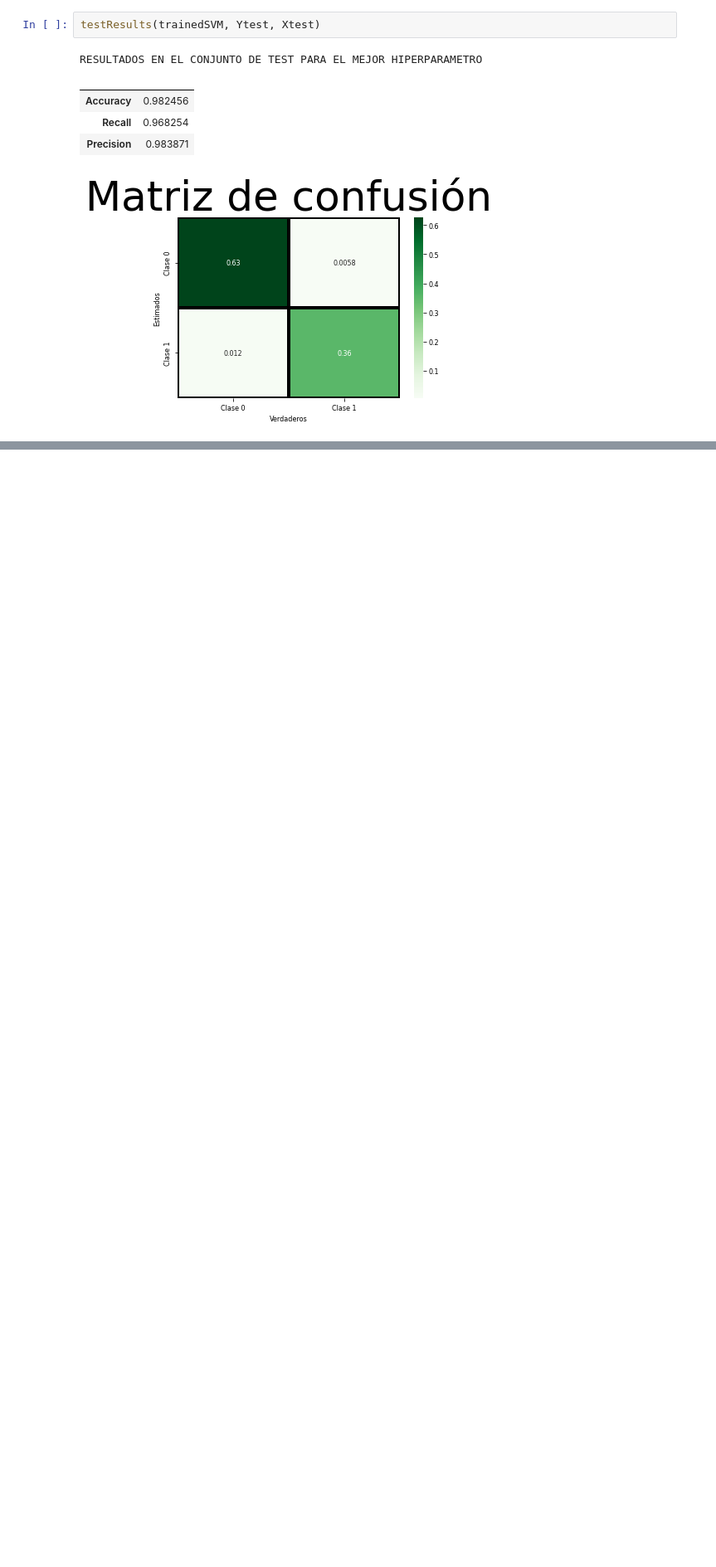
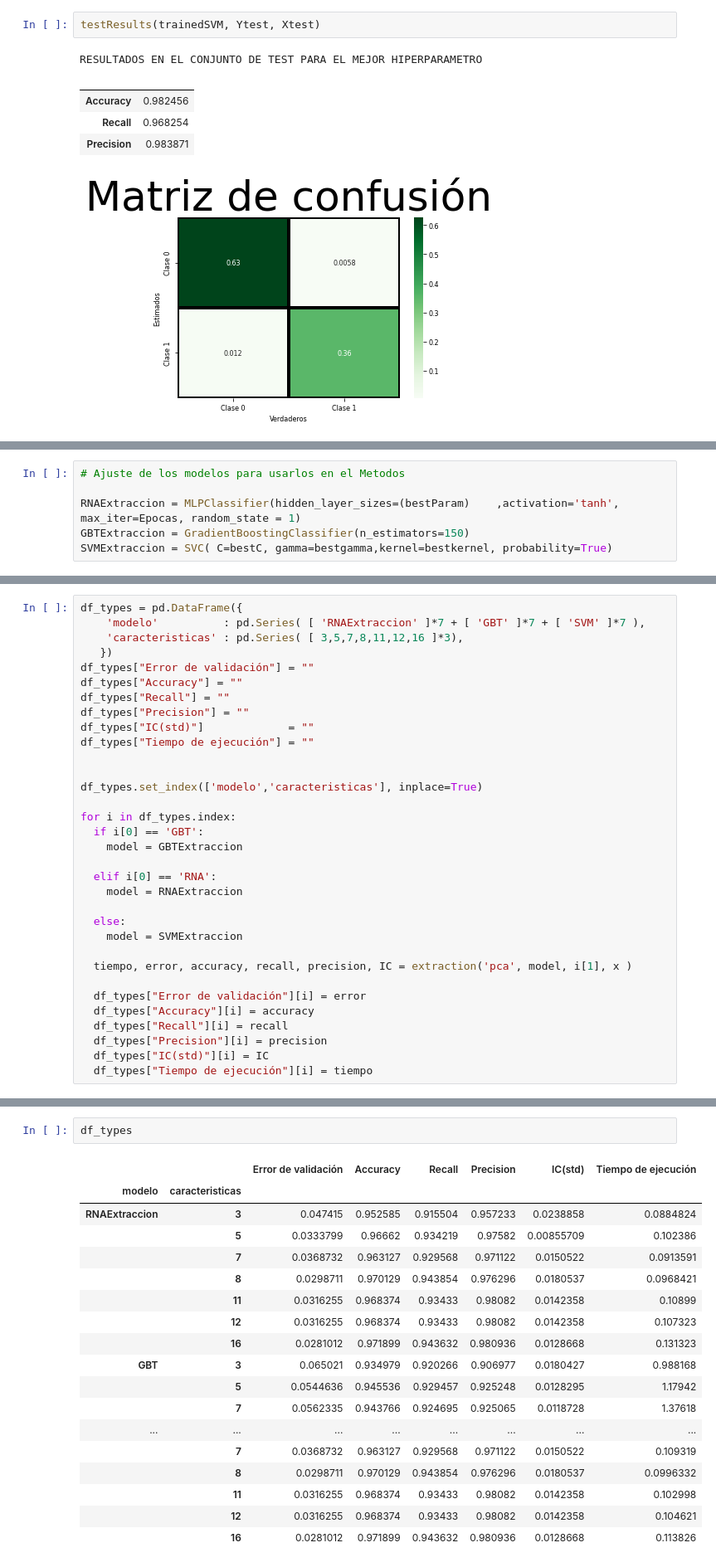
Before and after one commit to FelipeTriana/BreastCancerWisconsin, a Jupyter notebook: BreastCancerWisconsin.ipynb, the cells around one changed output, grey strips where cells are left out. Shown at 83% size. Cells and saved outputs as stored; diff of their text form; blank space fills up the shorter version.

```diff
--- a/BreastCancerWisconsin.ipynb
+++ b/BreastCancerWisconsin.ipynb
@@ -790,0 +952,6 @@ RESULTADOS EN EL CONJUNTO DE TEST PARA EL MEJOR HIPERPARAMETRO
+# %%
+# Ajuste de los modelos para usarlos en el Metodos
+
+RNAExtraccion = MLPClassifier(hidden_layer_sizes=(bestParam)	,activation='tanh', max_iter=Epocas, random_state = 1)
+GBTExtraccion = GradientBoostingClassifier(n_estimators=150)
+SVMExtraccion = SVC( C=bestC, gamma=bestgamma,kernel=bestkernel, probability=True)
@@ -790,0 +1044,33 @@ RESULTADOS EN EL CONJUNTO DE TEST PARA EL MEJOR HIPERPARAMETRO
+# %%
+df_types = pd.DataFrame({
+    'modelo'          : pd.Series( [ 'RNAExtraccion' ]*7 + [ 'GBT' ]*7 + [ 'SVM' ]*7 ),
+    'caracteristicas' : pd.Series( [ 3,5,7,8,11,12,16 ]*3),
+   })
+df_types["Error de validación"] = ""
+df_types["Accuracy"] = ""
+df_types["Recall"] = ""
+df_types["Precision"] = ""
+df_types["IC(std)"]             = ""
+df_types["Tiempo de ejecución"] = ""
+
+
+df_types.set_index(['modelo','caracteristicas'], inplace=True)
+
+for i in df_types.index:
+  if i[0] == 'GBT':
+    model = GBTExtraccion
+
+  elif i[0] == 'RNA':
+    model = RNAExtraccion
+
+  else:
+    model = SVMExtraccion
+
+  tiempo, error, accuracy, recall, precision, IC = extraction('pca', model, i[1], x )
+
+  df_types["Error de validación"][i] = error
+  df_types["Accuracy"][i] = accuracy
+  df_types["Recall"][i] = recall
+  df_types["Precision"][i] = precision
+  df_types["IC(std)"][i] = IC
+  df_types["Tiempo de ejecución"][i] = tiempo
@@ -790,0 +1095,21 @@ RESULTADOS EN EL CONJUNTO DE TEST PARA EL MEJOR HIPERPARAMETRO
+# %%
+df_types
+# %% [output]
+|  |  | Error de validación | Accuracy | Recall | Precision | IC(std) | Tiempo de ejecución |
+| modelo | caracteristicas |  |  |  |  |  |  |
+| RNAExtraccion | 3 | 0.047415 | 0.952585 | 0.915504 | 0.957233 | 0.0238858 | 0.0884824 |
+|  | 5 | 0.0333799 | 0.96662 | 0.934219 | 0.97582 | 0.00855709 | 0.102386 |
+|  | 7 | 0.0368732 | 0.963127 | 0.929568 | 0.971122 | 0.0150522 | 0.0913591 |
+|  | 8 | 0.0298711 | 0.970129 | 0.943854 | 0.976296 | 0.0180537 | 0.0968421 |
+|  | 11 | 0.0316255 | 0.968374 | 0.93433 | 0.98082 | 0.0142358 | 0.10899 |
+|  | 12 | 0.0316255 | 0.968374 | 0.93433 | 0.98082 | 0.0142358 | 0.107323 |
+|  | 16 | 0.0281012 | 0.971899 | 0.943632 | 0.980936 | 0.0128668 | 0.131323 |
+| GBT | 3 | 0.065021 | 0.934979 | 0.920266 | 0.906977 | 0.0180427 | 0.988168 |
+|  | 5 | 0.0544636 | 0.945536 | 0.929457 | 0.925248 | 0.0128295 | 1.17942 |
+|  | 7 | 0.0562335 | 0.943766 | 0.924695 | 0.925065 | 0.0118728 | 1.37618 |
+| ... | ... | ... | ... | ... | ... | ... | ... |
+|  | 7 | 0.0368732 | 0.963127 | 0.929568 | 0.971122 | 0.0150522 | 0.109319 |
+|  | 8 | 0.0298711 | 0.970129 | 0.943854 | 0.976296 | 0.0180537 | 0.0996332 |
+|  | 11 | 0.0316255 | 0.968374 | 0.93433 | 0.98082 | 0.0142358 | 0.102998 |
+|  | 12 | 0.0316255 | 0.968374 | 0.93433 | 0.98082 | 0.0142358 | 0.104621 |
+|  | 16 | 0.0281012 | 0.971899 | 0.943632 | 0.980936 | 0.0128668 | 0.113826 |
```
Also changed, not shown: parts of 27 cells of this notebook.
